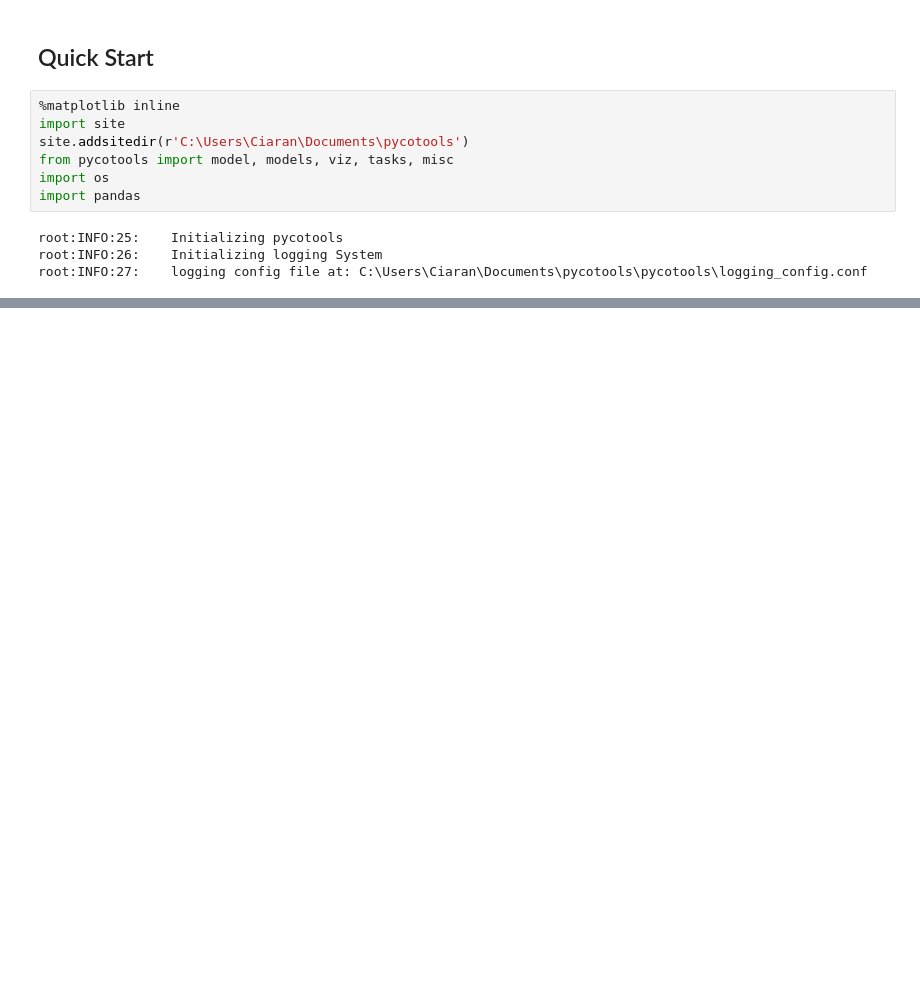
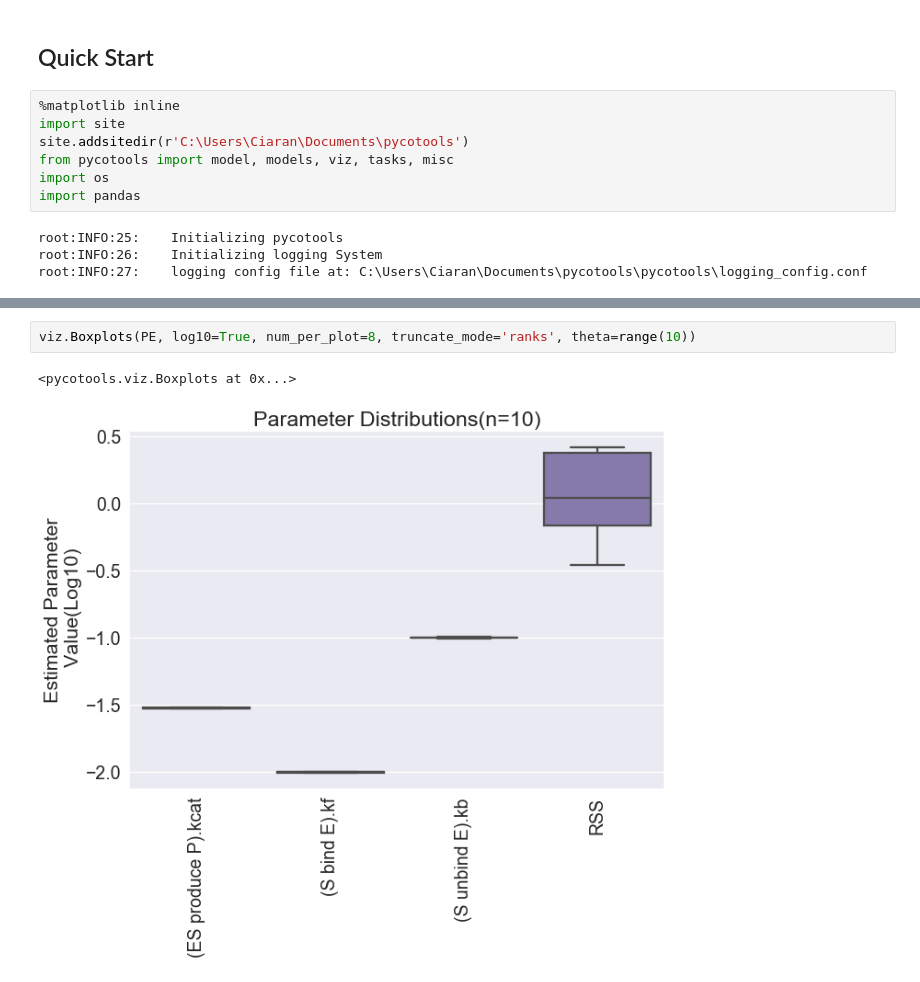
Before and after one commit to CiaranWelsh/pycotools3, a Jupyter notebook: docs/source/QuickStart.ipynb, the cells around one changed output, grey strips where cells are left out. Drawn from its saved outputs; the diff is of its cells as text; blank space fills up the shorter version.

```diff
--- a/docs/source/QuickStart.ipynb
+++ b/docs/source/QuickStart.ipynb
@@ -189,0 +139,5 @@ pycotools.viz:INFO:1350:    Plotting "Mek1-PP"
+# %%
+viz.Boxplots(PE, log10=True, num_per_plot=8, truncate_mode='ranks', theta=range(10))
+# %% [output]
+<pycotools.viz.Boxplots at 0x...>
+[figure, added]
```
Also changed, not shown: parts of 48 cells of this notebook, 7 other files.
